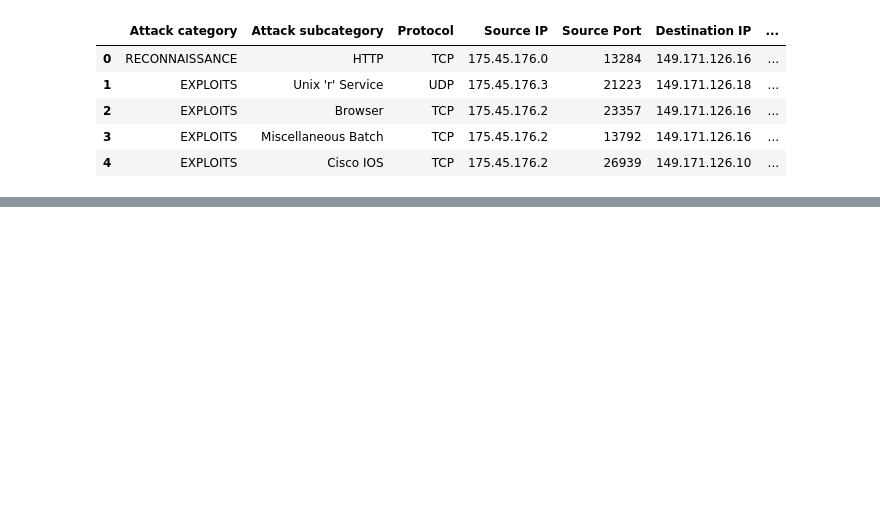
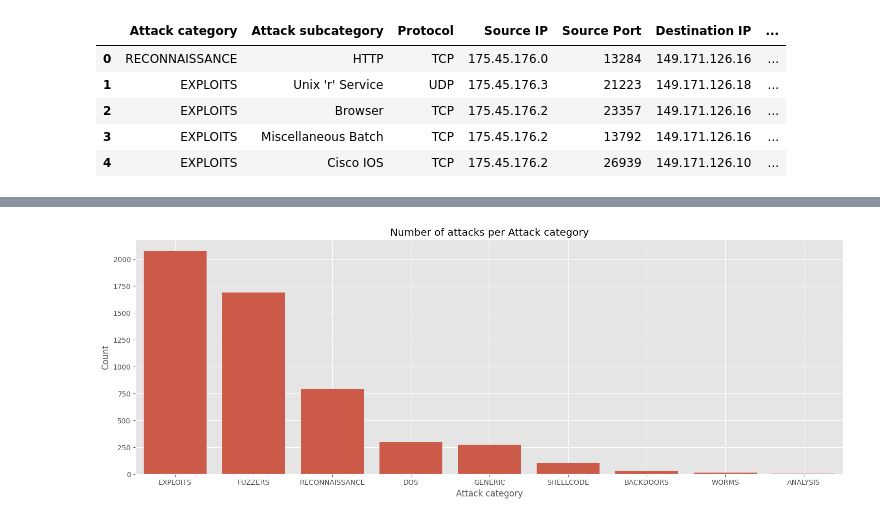
Before and after one commit to Harsh-248/Security_Data_Wrangling, a Jupyter notebook: Security_Data_Wrangling.ipynb, the cells around one changed output, grey strips where cells are left out. Drawn from its saved outputs; the diff is of its cells as text; code cells hidden in the pictures; blank space fills up the shorter version.

```diff
--- a/Security_Data_Wrangling.ipynb
+++ b/Security_Data_Wrangling.ipynb
@@ -259,0 +269,9 @@ newdf.head()
+# %%
+plt.figure(figsize=(18,6))
+sns.barplot(x=newdf['Attack category'].value_counts().index, y=newdf['Attack category'].value_counts().values)
+plt.xlabel('Attack category')
+plt.ylabel('Count')
+plt.title('Number of attacks per Attack category')
+plt.grid(True)
+# %% [output]
+[figure, added]
```
Also changed, not shown: parts of 41 cells of this notebook.
